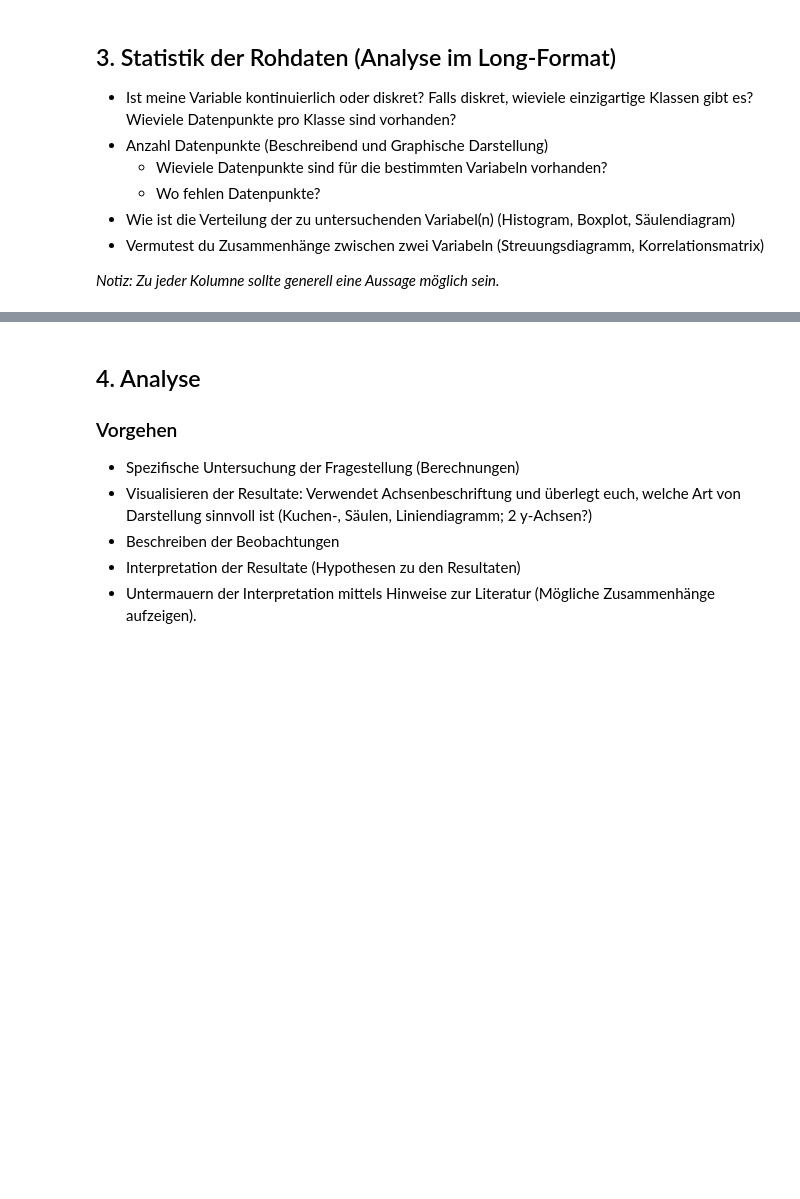
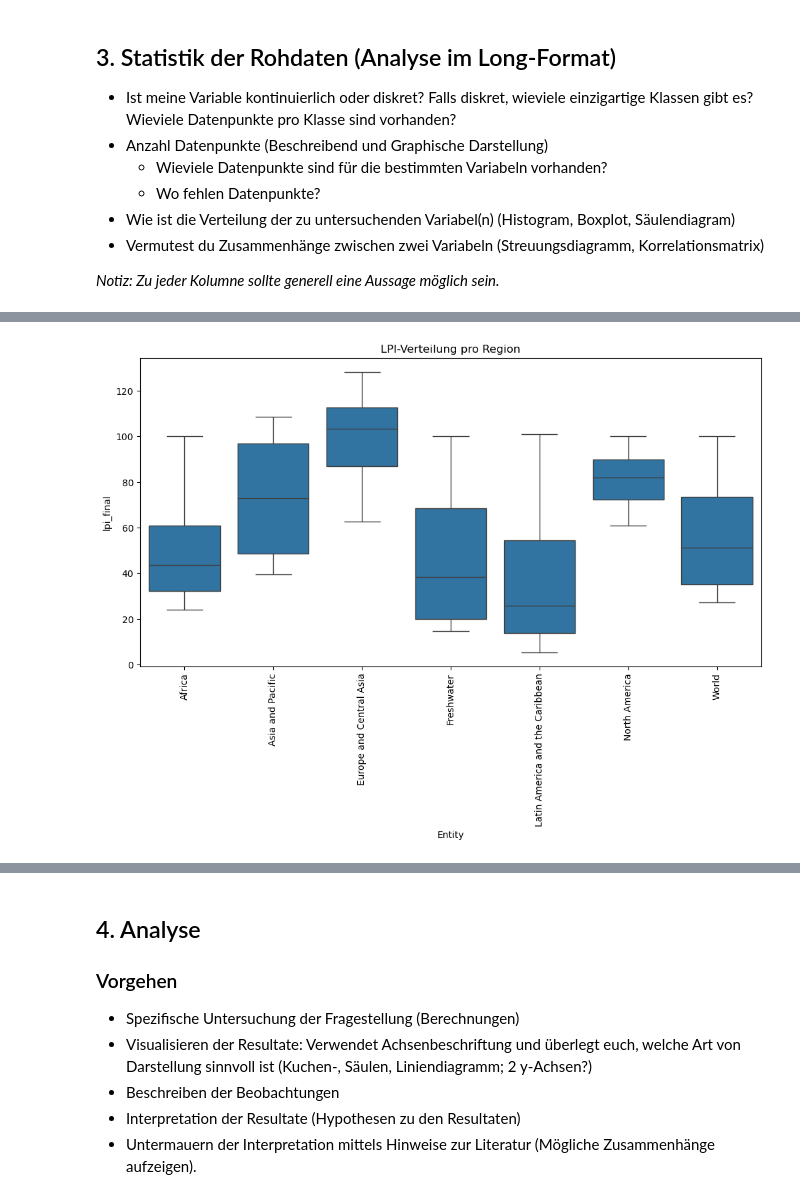
Before and after one commit to WandaSchneid/Leistungsnachweis-2-Informatik, a Jupyter notebook: Grundgerüst_Leistungsnachweis.ipynb, the cells around one changed output, grey strips where cells are left out. Drawn from its saved outputs; the diff is of its cells as text; code cells hidden in the pictures; blank space fills up the shorter version.

```diff
--- a/Grundgerüst_Leistungsnachweis.ipynb
+++ b/Grundgerüst_Leistungsnachweis.ipynb
@@ -163,0 +259,8 @@ df.to_csv('cleaned_living_planet_index.csv', index=False)
+# %%
+plt.figure(figsize=(12, 6))
+sns.boxplot(x='Entity', y='lpi_final', data=df)
+plt.xticks(rotation=90)
+plt.title('LPI-Verteilung pro Region')
+plt.show()
+# %% [output]
+[figure, added]
```
Also changed, not shown: parts of 20 cells of this notebook.
